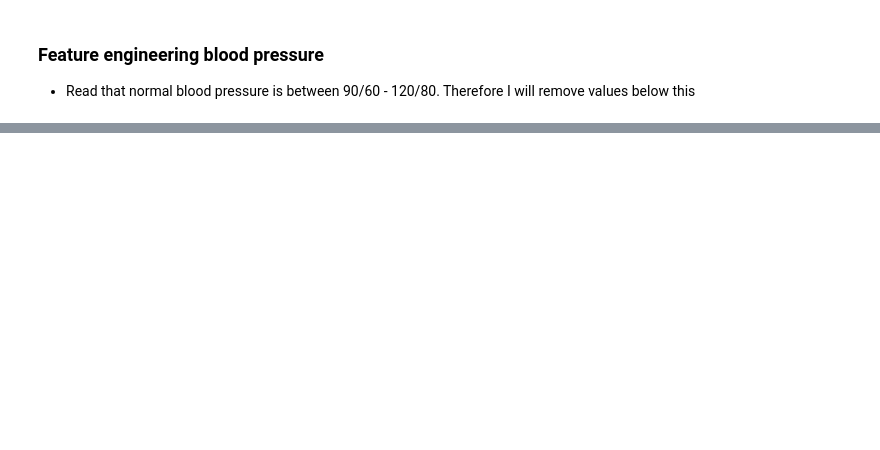
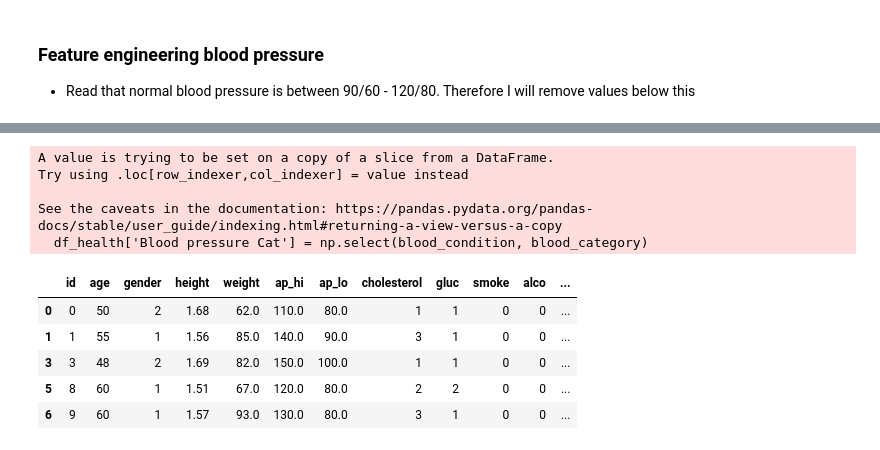
Before and after one commit to SauronGunnars/Machine-learning-Sara-Gunnars, a Jupyter notebook: Lab/disease_prediction.ipynb, the cells around one changed output, grey strips where cells are left out. Drawn from its saved outputs; the diff is of its cells as text; code cells hidden in the pictures; blank space fills up the shorter version.

```diff
--- a/Lab/disease_prediction.ipynb
+++ b/Lab/disease_prediction.ipynb
@@ -336,7 +336,7 @@ df_bmi.head()
 #using numpy select to categorize weight classification
 #looked up the official documentation to  see how to properly use it. Source:
 #https://numpy.org/doc/stable/reference/generated/numpy.select.html
-conditions = df_bmi['BMI'] < 18.5, df_bmi['BMI'] < 25, df_bmi['BMI'] < 30, df_bmi['BMI'] < 35, df_bmi['BMI'] >= 40
+conditions = df_bmi['BMI'] < 18.5, df_bmi['BMI'] < 25, df_bmi['BMI'] < 30, df_bmi['BMI'] < 35, df_bmi['BMI'] >= 35
 corr_condition = "Underweight", "Normal weight", "Obese (Class I)", "Obese (Class II)", "Obese (Class III)"
 df_bmi['Classefied BMI'] = np.select(conditions, corr_condition)
 # %%
@@ -369,0 +376,19 @@ df_health.describe()
+# %%
+blood_condition = df_health['ap_hi'] < 120, df_health['ap_hi'] < 130, df_health['ap_hi'] < 140, df_health['ap_hi'] < 180, df_health['ap_hi'] >= 180
+blood_category = "Healthy", "Elevated", "Stage 1 hypertension", "Stage 2 hypertension", "Hypertension crisis"
+df_health['Blood pressure Cat'] = np.select(blood_condition, blood_category)
+# %% [output]
+A value is trying to be set on a copy of a slice from a DataFrame.
+Try using .loc[row_indexer,col_indexer] = value instead
+
+See the caveats in the documentation: https://pandas.pydata.org/pandas-docs/stable/user_guide/indexing.html#returning-a-view-versus-a-copy
+  df_health['Blood pressure Cat'] = np.select(blood_condition, blood_category)
+# %%
+df_health.head()
+# %% [output]
+|  | id | age | gender | height | weight | ap_hi | ap_lo | cholesterol | gluc | smoke | alco | ... |
+| 0 | 0 | 50 | 2 | 1.68 | 62.0 | 110.0 | 80.0 | 1 | 1 | 0 | 0 | ... |
+| 1 | 1 | 55 | 1 | 1.56 | 85.0 | 140.0 | 90.0 | 3 | 1 | 0 | 0 | ... |
+| 3 | 3 | 48 | 2 | 1.69 | 82.0 | 150.0 | 100.0 | 1 | 1 | 0 | 0 | ... |
+| 5 | 8 | 60 | 1 | 1.51 | 67.0 | 120.0 | 80.0 | 2 | 2 | 0 | 0 | ... |
+| 6 | 9 | 60 | 1 | 1.57 | 93.0 | 130.0 | 80.0 | 3 | 1 | 0 | 0 | ... |
```
Also changed, not shown: parts of 2 cells of this notebook.
